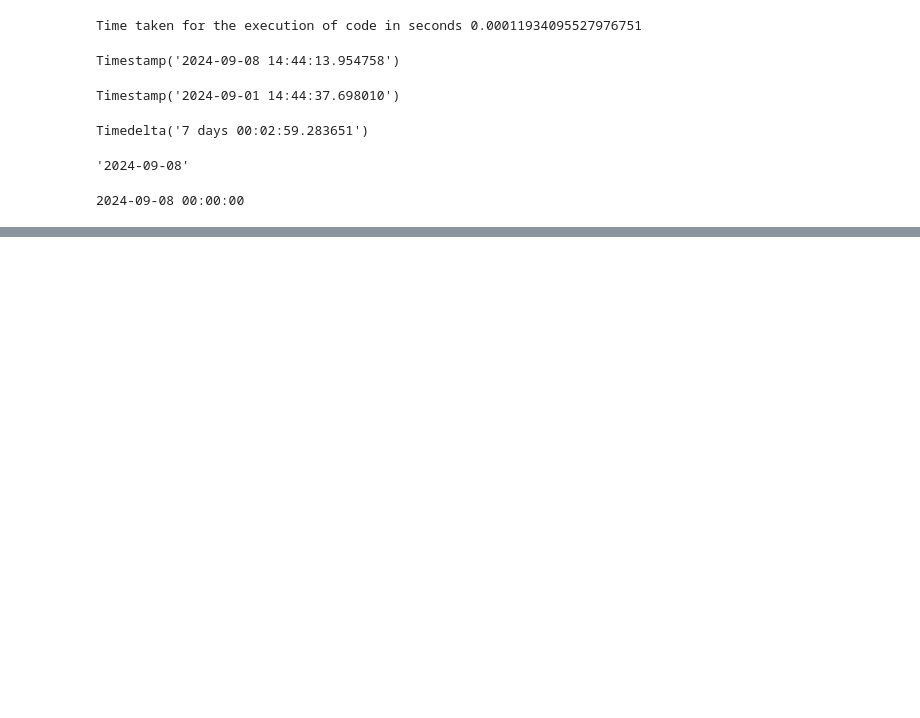
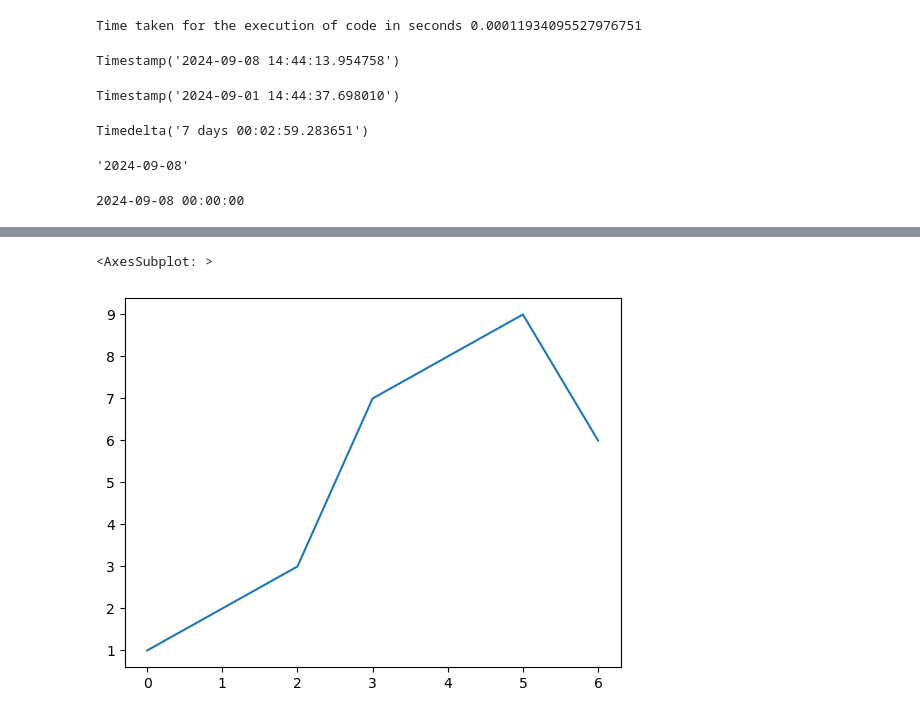
Before and after one commit to Yash87015/YASH, a Jupyter notebook: pandas.ipynb, the cells around one changed output, grey strips where cells are left out. Saved outputs shown, nothing was run; the diff lists cells and outputs as text; code cells hidden in the pictures; blank space fills up the shorter version.

```diff
--- a/pandas.ipynb
+++ b/pandas.ipynb
@@ -2861,0 +2921,4 @@ print(date)
+# %%
+#plotting functions in pandas
+d = pd.Series([1, 2, 3, 7, 8, 9, 6])
+d
@@ -2861,0 +2934,5 @@ print(date)
+# %%
+d.plot()
+# %% [output]
+<AxesSubplot: >
+[figure, added]
```
Also changed, not shown: parts of 15 cells of this notebook, 7 other files.
